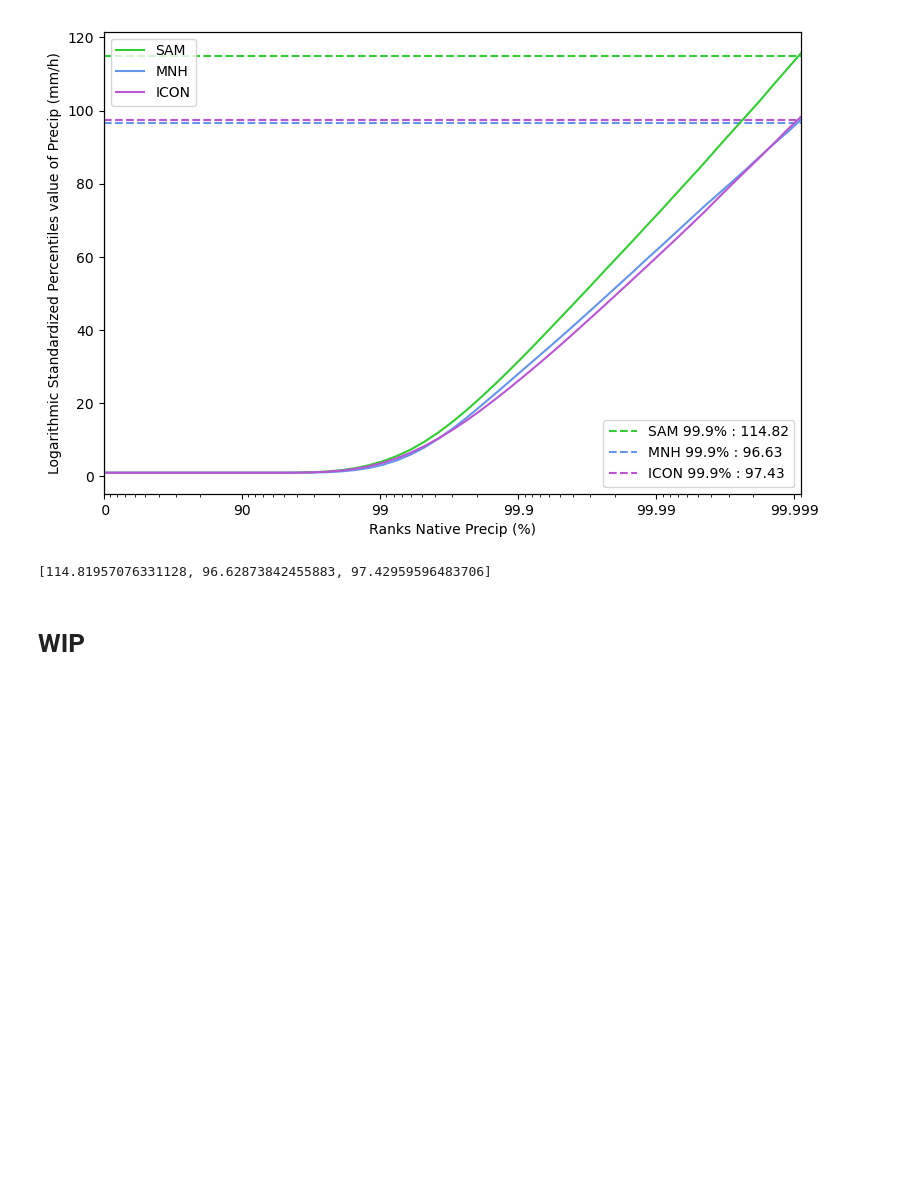
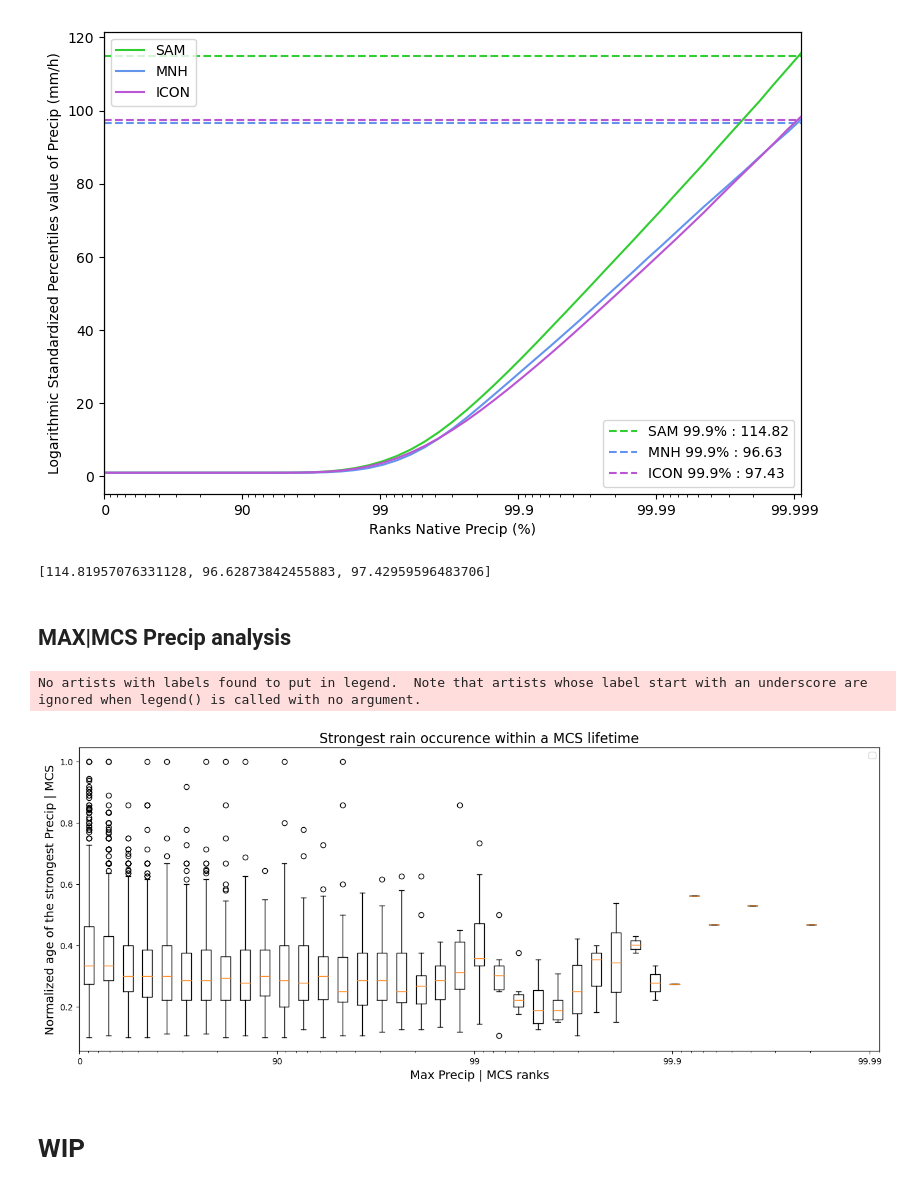
Before and after one commit to bfildier/stage-2023-multiscale-extremes, a Jupyter notebook: scripts/Figures_3simulations.ipynb, the cells around one changed output. Cells and saved outputs as stored; diff of their text form; code cells hidden in the pictures; blank space fills up the shorter version.

```diff
--- a/scripts/Figures_3simulations.ipynb
+++ b/scripts/Figures_3simulations.ipynb
@@ -184,6 +184,38 @@ horizontal_line = [dist.percentiles[-1] for dist in distribs]
 horizontal_line
 # %% [output]
 [114.81957076331128, 96.62873842455883, 97.42959596483706]
+# %% [markdown]
+## MAX|MCS Precip analysis
+# %%
+# path to the files
+sam_path = "/homedata/mcarenso/Stage2023/SAM/300K/MaxPrecipAnalysis/25days/Max_Precip_per_MCS_data_and_dist.pkl"
+mnh_path = "/homedata/mcarenso/Stage2023/MESONH/300K/MaxPrecipAnalysis/25days/Max_Precip_per_MCS_data_and_dist.pkl"
+icon_path = '/homedata/mcarenso/Stage2023/ICON/300K/MaxPrecipAnalysis/25days/Max_Precip_per_MCS_data_and_dist.pkl'
+# %%
+# load sam
+sam_data = pickle.load(open(sam_path, "rb"))
+sam_ages_over_bins = pickle.load(open("/homedata/mcarenso/Stage2023/SAM/300K/MaxPrecipAnalysis/25days/Ages_of_MaxPrecip_over_bins.pkl", "rb"))
+# %%
+%matplotlib inline
+fig, ax = plt.subplots(nrows = 1, ncols=1, figsize= (14, 6))
+x=sam_data[0].ranks
+
+setXaxisIL(ax, x)
+ax_show = ax.twiny()
+ax_show.boxplot(sam_ages_over_bins)
+ax_show.set_xticks([])
+
+ax.set_xlabel("Max Precip | MCS ranks", fontsize = 14)
+
+ax.set_ylabel("Normalized age of the strongest Precip | MCS", fontsize = 14)
+plt.legend()
+plt.title("Strongest rain occurence within a MCS lifetime", fontsize = 16)
+plt.tight_layout()
+#plt.savefig("Ages_over_bins.png", dpi = 300)
+plt.show()
+# %% [output]
+No artists with labels found to put in legend.  Note that artists whose label start with an underscore are ignored when legend() is called with no argument.
+[figure, added]
 # %% [markdown]
 # WIP
 # %%
```
Also changed, not shown: parts of 1 cell of this notebook, 6 other files.
